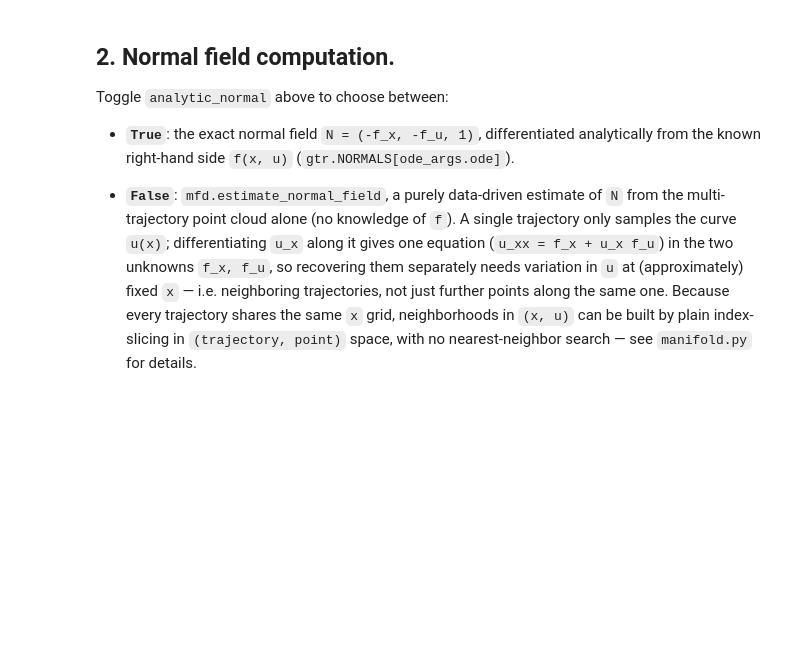
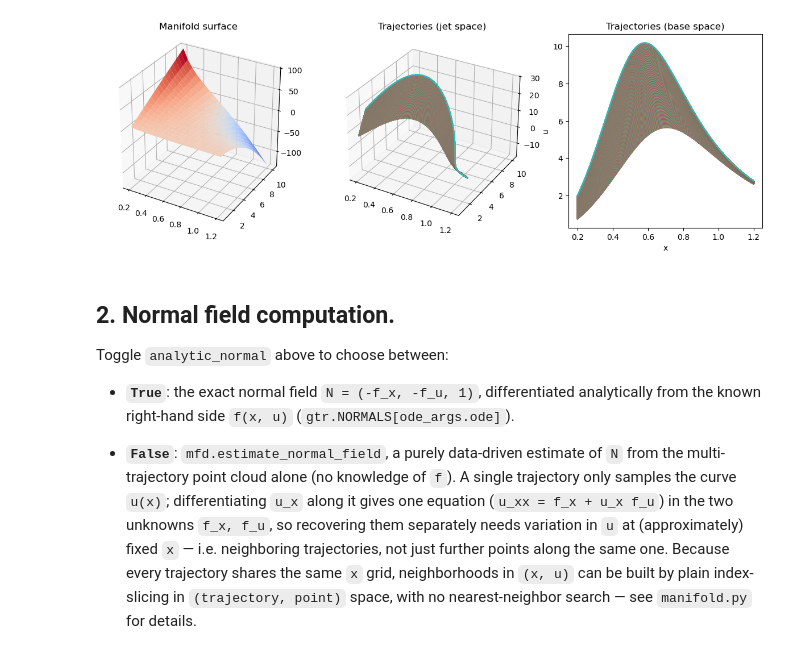
Before and after one commit to rros22/symmetry-detection, a Jupyter notebook: notebooks/ode_symmetry_explorer.ipynb, the cells around one changed output. Saved outputs shown, nothing was run; the diff lists cells and outputs as text; code cells hidden in the pictures; blank space fills up the shorter version.

Commit message:
Changes in default examples.

```diff
--- a/notebooks/ode_symmetry_explorer.ipynb
+++ b/notebooks/ode_symmetry_explorer.ipynb
@@ -18,6 +24,7 @@ import argparse
 
 import numpy as np
 from matplotlib import pyplot as plt
+from matplotlib import ticker as mticker
 
 from symmetry_detection import data_matrices as dm
 from symmetry_detection import generate_trajectories as gtr
@@ -28,49 +35,19 @@ from symmetry_detection import solver
 
 %matplotlib inline
 
-# --- ODE choice ---
+# --- ODE choice & integration method ---
 # One of gtr.ODES.keys(): "bernoulli", "rational", "riccati", "scaling", "abel"
 ODE = "bernoulli"
 method="DOP853"
 analytic_derivative = False
-num_points = 3000
-num_ic = 1000
-initial_conditions = np.linspace(0.75, 2, num_ic)
+
+# Set the tolerances for the ODE solver
 rtol = 1e-12
 atol = 1e-12
 
-# --- Normal field: analytic (exact, from the known ODE) vs. data-driven
-# (mfd.estimate_normal_field, a 2D/scattered-data generalization of
-# Savitzky-Golay - see "## 2. Normal field computation" below and
-# manifold.py for why this needs multiple trajectories, not just one).
-# normal_window=(di, dj), normal_degree, normal_boundary_margin only matter
-# when analytic_normal=False.
-# analytic_normal = False
-# normal_window = (2, 2)
-# normal_degree = 1
-# normal_boundary_margin = 0  # extra trajectories/points to discard beyond window/di,dj
-
-# --- Optional subsampling (only matters when analytic_normal=False): use ALL
-# of X (many trajectories/points, however dense num_points/initial_conditions
-# above are) to fit a good normal field, but feed only a smaller, evenly
-# spaced subset into the symmetry-detection linear algebra below via
-# mfd.subsample_trajectories - solve_svd/G_matrix work well, and stay cheap,
-# with relatively few trajectories/points; it's only the normal-field
-# estimation itself that benefits from density.
-subsample_normal_field = True
-subsample_num_traj = 10    # e.g. 6 - None keeps all (post-boundary-discard) trajectories
-subsample_num_points = 100   # e.g. 100 - None keeps all points
-
-print(f"ODE = {ODE!r}")
-
-# Reuse the same resolution function the CLI/example scripts use, so this
-# notebook can never disagree with them about what "default" means. Note this
-# also resolves rtol/atol (defaults.DEFAULT_RTOL/DEFAULT_ATOL): those matter a
-# lot more than num_points for how well the numerical derivative embedding
-# (analytic_derivative=False) can agree with the analytic one - see the next
-# cell.
+# Combine default with CLI arguments and override with user-specified values.
 ode_args = argparse.Namespace(
-    ode=ODE, start=None, end=None, initial_conditions=None, num_points=None, method=None,
+    ode=ODE, start=None, end=None, initial_conditions=None, num_points=None, method=method,
     rtol=None, atol=None,
 )
 ode_args = gtr.resolve_ode_args(ode_args)
@@ -79,48 +56,52 @@ X = gtr.generate_equation_manifold(
     ode_name=ode_args.ode,
     x_start=ode_args.start,
     x_end=ode_args.end,
-    initial_conditions=initial_conditions,
-    num_points=num_points,
+    initial_conditions=ode_args.initial_conditions,
+    num_points=ode_args.num_points,
     method=method,
     rtol=rtol,
     atol=atol,
     analytic_derivative=analytic_derivative,
     window_length=5,
 )
+
+# Stack trajectories into a (num_dim, num_points * num_traj) array
 X_stacked = gtr.concatenate_trajectories(X)
 
-# Plot the generated trajectories
-# Grid of values of the surface manifold over [x_min, x_max] x [u_min, u_max]
+"""
+    Plot trajectories and embedding
+"""
+
+# Create a grid of points over the domain of the ODE
+res = 20
 x_min, x_max = np.min(X[:, 0, :]), np.max(X[:, 0, :])
 u_min, u_max = np.min(X[:, 1, :]), np.max(X[:, 1, :])
-
-res = 20
 X_grid = np.linspace(x_min, x_max, res)
 U_grid = np.linspace(u_min, u_max, res)
 X_grid, U_grid = np.meshgrid(X_grid, U_grid)
 P_grid = gtr.ODES[ode_args.ode](X_grid, U_grid)
 p_grid_min, p_grid_max = np.min(P_grid), np.max(P_grid)
 
-# # Manifold surface, jet-space trajectories, and (x, u) trajectories side by side
-# manifold_fig = plt.figure(figsize=(12, 4))
-# ax0 = manifold_fig.add_subplot(131, projection='3d')
-# ax1 = manifold_fig.add_subplot(132, projection='3d')
-# ax2 = manifold_fig.add_subplot(133)
+# Manifold surface, jet-space trajectories, and base space trajectories side by side
+manifold_fig = plt.figure(figsize=(12, 4))
+ax0 = manifold_fig.add_subplot(131, projection='3d')
+ax1 = manifold_fig.add_subplot(132, projection='3d')
+ax2 = manifold_fig.add_subplot(133)
 
-# ax0.set_aspect('equal')
-# ax2.set_box_aspect(1)
+ax0.set_aspect('equal')
+ax0.plot_surface(X_grid, U_grid, P_grid, cmap='coolwarm')
+ax0.set_title("Manifold surface")
 
-# ax0.plot_surface(X_grid, U_grid, P_grid, cmap='coolwarm')
-# ax0.set_title("Manifold surface")
+ax2.set_box_aspect(1)
 
-# for trajectory in X:
-#     ax1.plot(trajectory[0, :], trajectory[1, :], trajectory[2, :])
-#     ax2.plot(trajectory[0, :], trajectory[1, :])
+for trajectory in X:
+    ax1.plot(trajectory[0, :], trajectory[1, :], trajectory[2, :])
+    ax2.plot(trajectory[0, :], trajectory[1, :])
 
-# ax1.set_title("Trajectories (jet space)")
-# ax2.set_title("Trajectories (base space)")
-# ax2.set_xlabel("x")
-# ax2.set_ylabel("u")
+ax1.set_title("Trajectories (jet space)")
+ax2.set_title("Trajectories (base space)")
+ax2.set_xlabel("x")
+ax2.set_ylabel("u")
 
-# manifold_fig.tight_layout()
+manifold_fig.tight_layout()
 # %% [output]
@@ -140,3 +120,4 @@ Constructing embedding with numerical derivative
+[figure, added]
 # %% [markdown]
 ## 2. Normal field computation.
 
```
Also changed, not shown: parts of 7 cells of this notebook, 1 other file.
